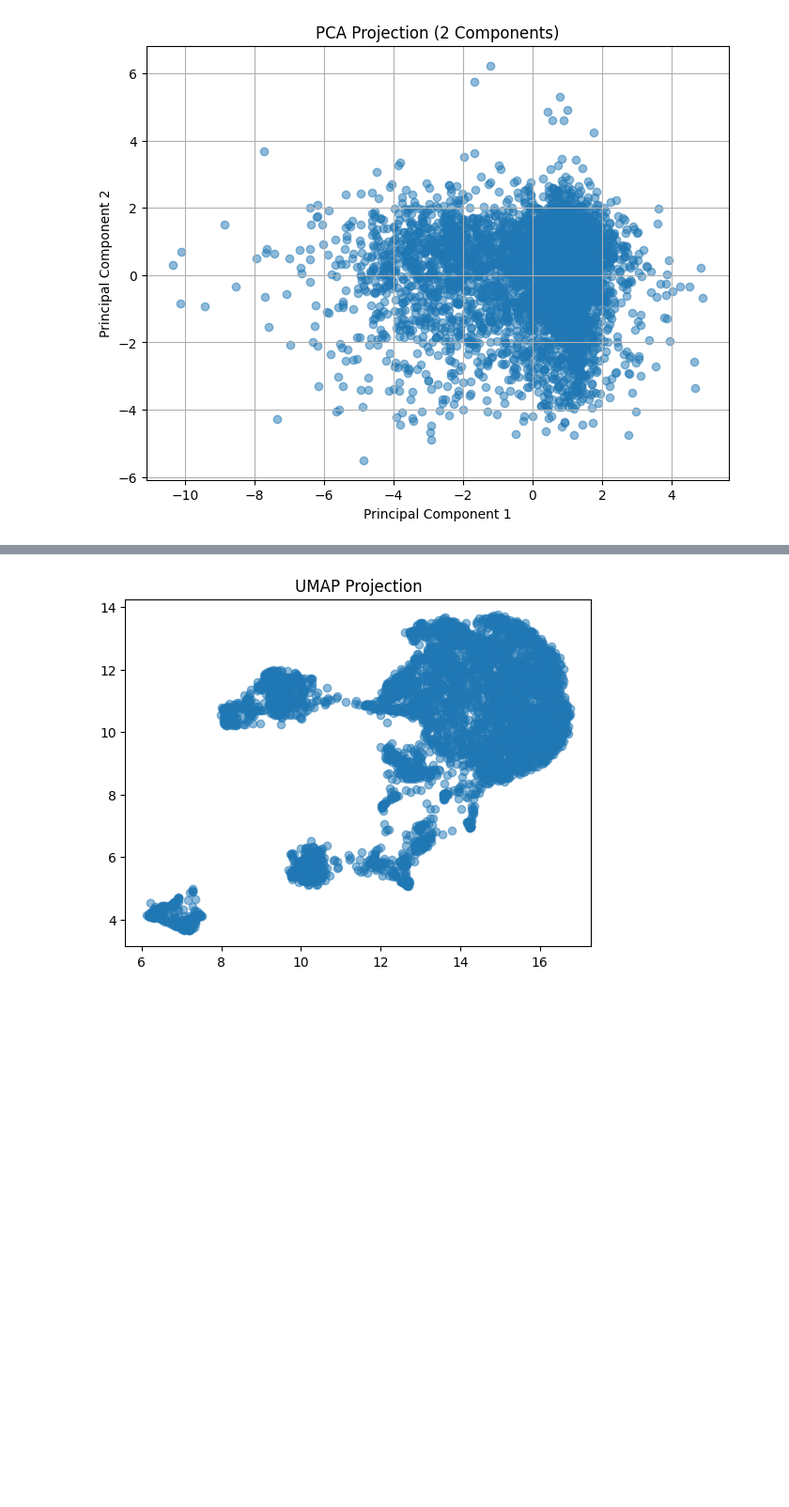
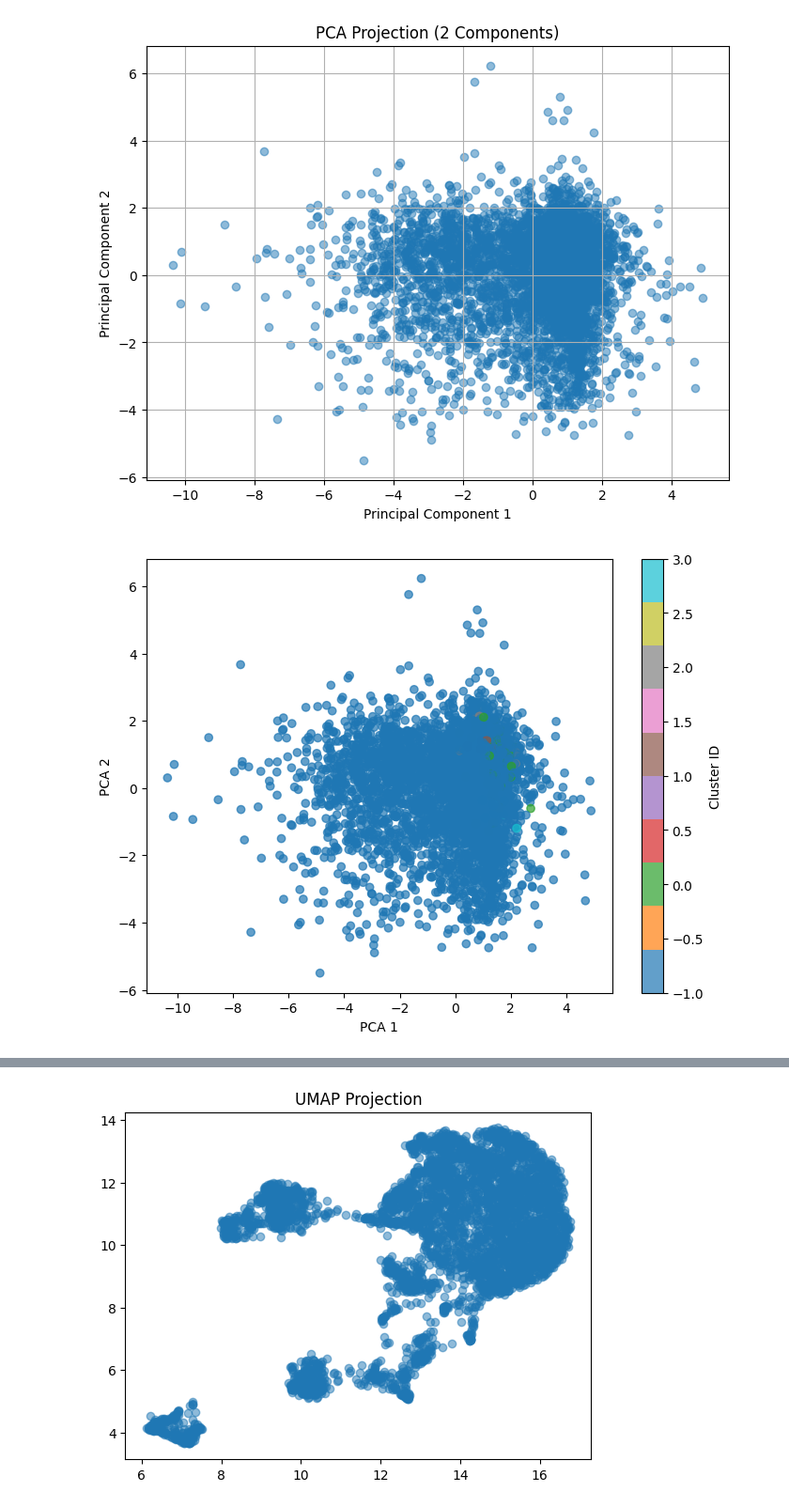
Before and after one commit to samroska/milestone-2-siads-696, a Jupyter notebook: Notebook1.ipynb, the cells around one changed output, grey strips where cells are left out. Shown at 94% size. Saved outputs shown, nothing was run; the diff lists cells and outputs as text; code cells hidden in the pictures; blank space fills up the shorter version.

Commit message:
add: cluster without the noise

```diff
--- a/Notebook1.ipynb
+++ b/Notebook1.ipynb
@@ -103,7 +105,7 @@ preprocessor = ColumnTransformer([
 
 X_preprocessed = preprocessor.fit_transform(X_cluster)
 # %%
-pca = PCA(n_components=3)
+pca = PCA(n_components=20)
 X_pca = pca.fit_transform(X_preprocessed)
 # %%
 plt.figure(figsize=(8, 6))
@@ -115,3 +117,15 @@ plt.grid(True)
 plt.show()
 # %% [output]
 [figure]
+# %%
+dbscan = DBSCAN(eps=4, min_samples=10)
+labels = dbscan.fit_predict(X_preprocessed)
+
+plt.figure(figsize=(8, 6))
+plt.scatter(X_pca[:, 0], X_pca[:, 1], c=labels, cmap="tab10", alpha=0.7)
+plt.xlabel("PCA 1")
+plt.ylabel("PCA 2")
+plt.colorbar(label="Cluster ID")
+plt.show()
+# %% [output]
+[figure, added]
```
Also changed, not shown: parts of 7 cells of this notebook.
